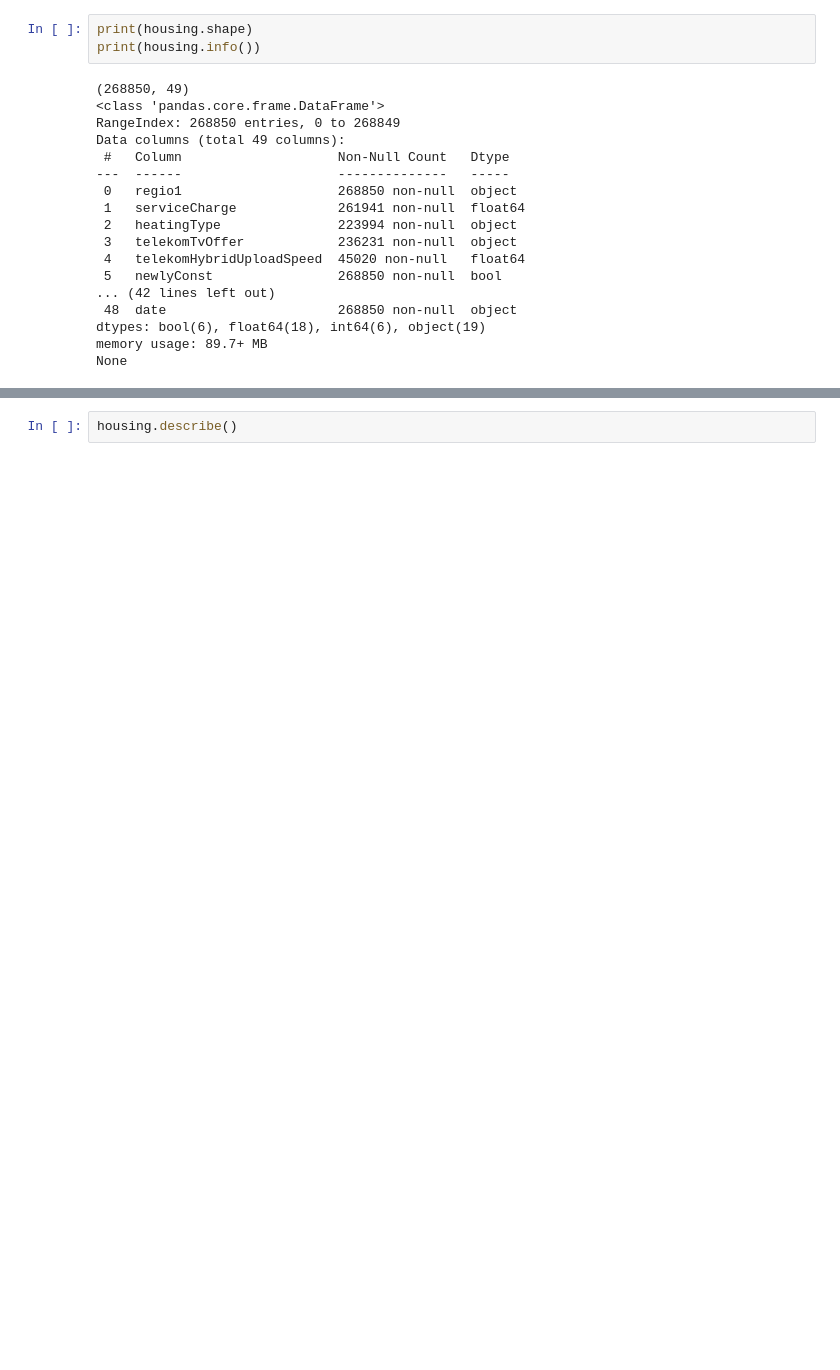
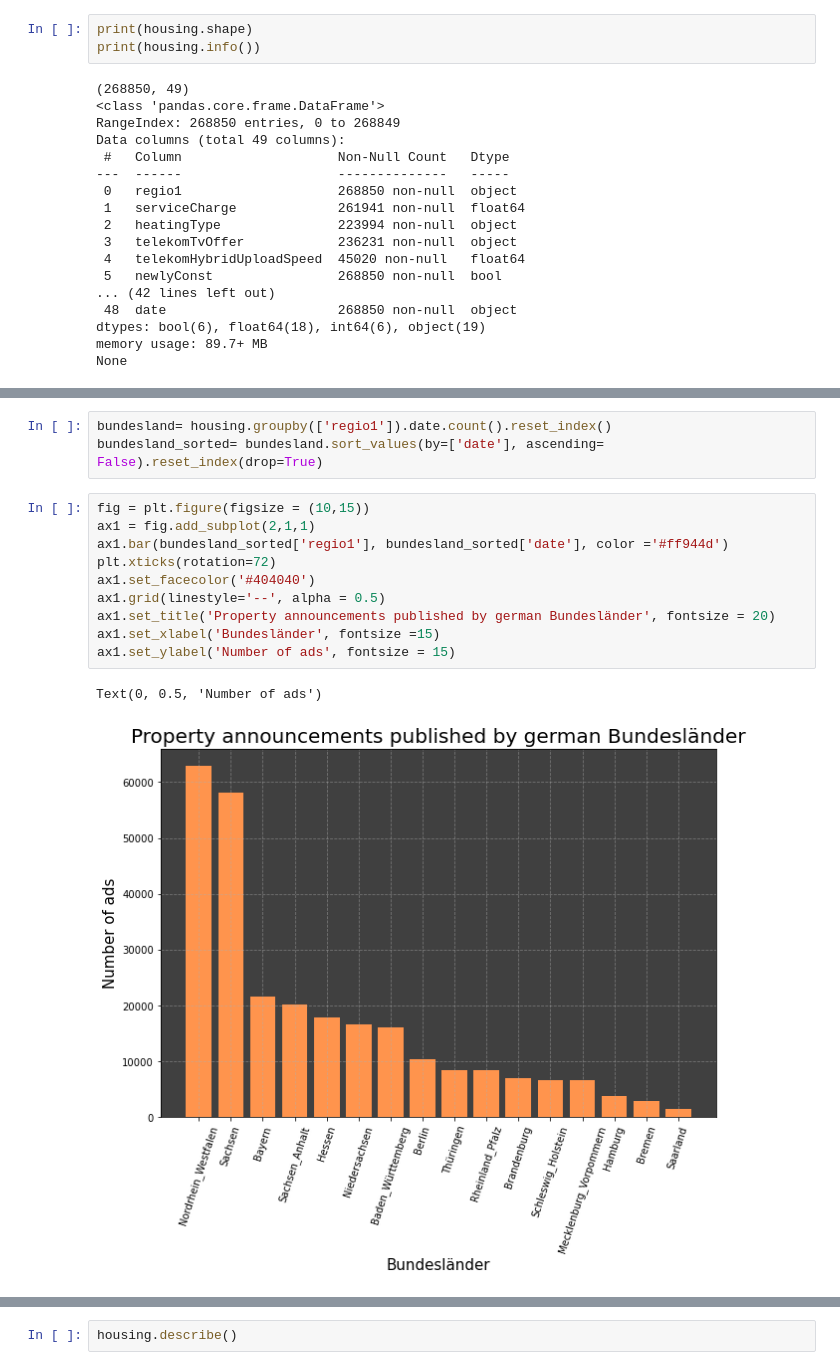
Before and after one commit to eriglesias/housing_prices_DEU, a Jupyter notebook: housing_analysis_de.ipynb, the cells around one changed output, grey strips where cells are left out. Drawn from its saved outputs; the diff is of its cells as text; blank space fills up the shorter version.

```diff
--- a/housing_analysis_de.ipynb
+++ b/housing_analysis_de.ipynb
@@ -70,0 +211,16 @@ dtype: int64
+# %%
+bundesland= housing.groupby(['regio1']).date.count().reset_index()
+bundesland_sorted= bundesland.sort_values(by=['date'], ascending= False).reset_index(drop=True)
+# %%
+fig = plt.figure(figsize = (10,15))
+ax1 = fig.add_subplot(2,1,1)
+ax1.bar(bundesland_sorted['regio1'], bundesland_sorted['date'], color ='#ff944d')
+plt.xticks(rotation=72)
+ax1.set_facecolor('#404040')
+ax1.grid(linestyle='--', alpha = 0.5)
+ax1.set_title('Property announcements published by german Bundesländer', fontsize = 20)
+ax1.set_xlabel('Bundesländer', fontsize =15)
+ax1.set_ylabel('Number of ads', fontsize = 15)
+# %% [output]
+Text(0, 0.5, 'Number of ads')
+[figure, added]
```
Also changed, not shown: parts of 21 cells of this notebook.
